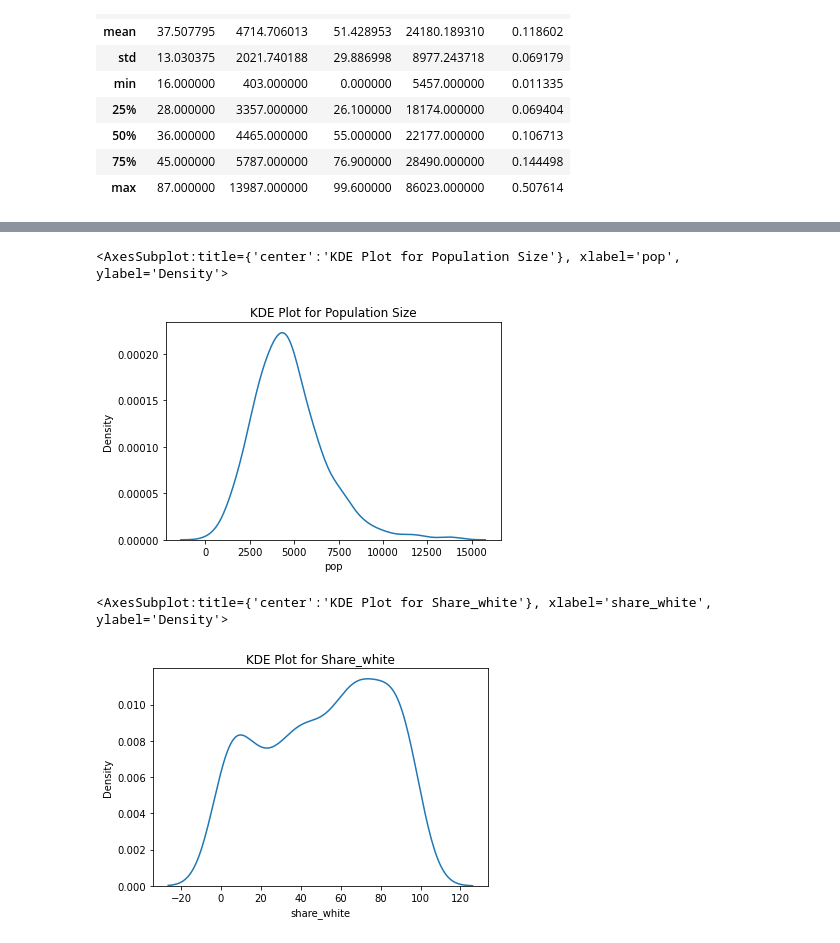
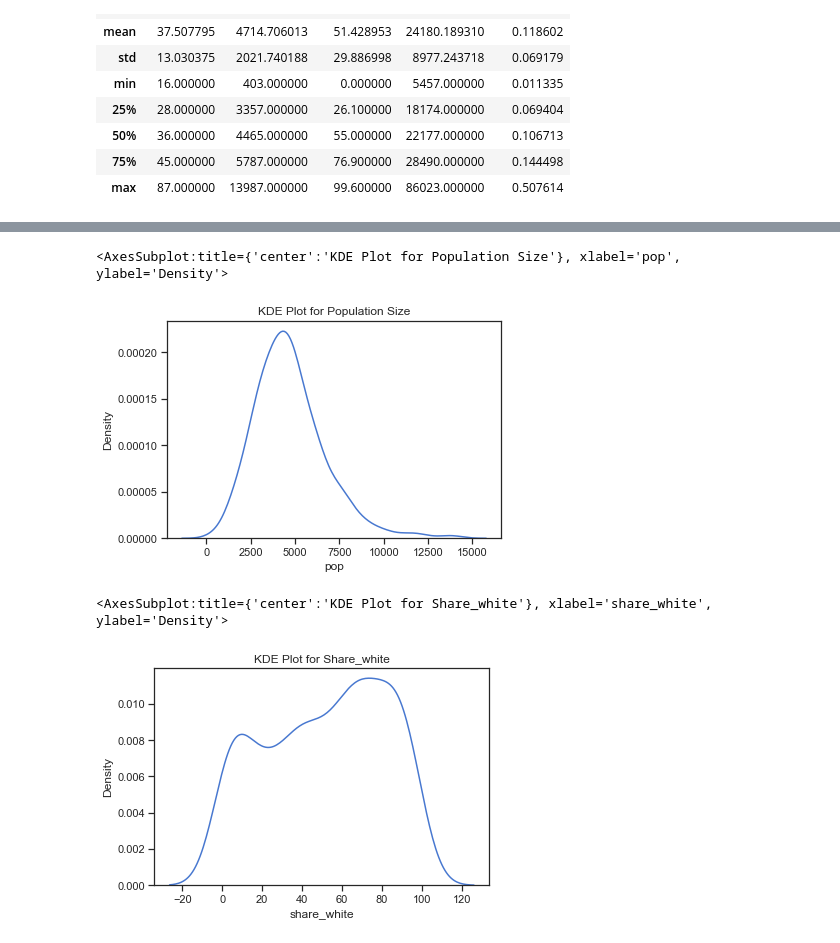
Before and after one commit to data301-2021-summer2/group30-project, a Jupyter notebook: analysis/Seravin/MS2_task_3&4.ipynb, the cells around one changed output, grey strips where cells are left out. Saved outputs shown, nothing was run; the diff lists cells and outputs as text; code cells hidden in the pictures.

Commit message:
did more analysis

```diff
--- a/analysis/Seravin/MS2_task_3&4.ipynb
+++ b/analysis/Seravin/MS2_task_3&4.ipynb
@@ -22,3 +22,7 @@ df.head()
+# %%
+#setting aesthetics for the plot
+sns.set_theme(style="ticks", palette = 'muted')
+plt.rc("axes.spines", top=False, right=False)
 # %%
 # My dataset have 449 rows and 16 columns
 df.shape
@@ -226,24 +251,25 @@ sns.kdeplot(df['income'])
 # %%
 """
-The KDE plot shows that population size is a risk factor. An area with 2500 - 5500 population seem to have a higher probability.
+The KDE plot shows that population size is a risk factor. An area with 2,500 - 5,500 population seem to have a higher probability of a police incident occuring.
 This observation coincides with the EDA analysis.
 Possible reasons for this observation:
     -Greater because there are more people and crimes
     -
 """
 plt.title('KDE Plot for Population Size')
 sns.kdeplot(df['pop'])
 # %% [output]
 <AxesSubplot:title={'center':'KDE Plot for Population Size'}, xlabel='pop', ylabel='Density'>
-[figure, old version]
+[figure, new version]
 # %%
 """
 There doesn't seem to be a large distinction in the graph for share_white.
-However, there seems to be an upward trend where the higher the share of the population that is white, the higher the probability of a police killing accident to occur.
+However, there seems to be an upward trend where the higher the share of the population that is Caucasian, the higher the probability of a police killing accident to occur.
 This observation does not fully coincide with the EDA but shows the same trend.
+Further analysis is needed to conclude whether there is a significant difference between low and high share of the population that is Caucasian. From there, a further conclusion can be made whether the shaare of the population that is CAucasian is a risk factor.
 """
 plt.title('KDE Plot for Share_white')
 sns.kdeplot(df['share_white'])
 # %% [output]
 <AxesSubplot:title={'center':'KDE Plot for Share_white'}, xlabel='share_white', ylabel='Density'>
-[figure, old version]
+[figure, new version]
```
Also changed, not shown: parts of 36 cells of this notebook.
